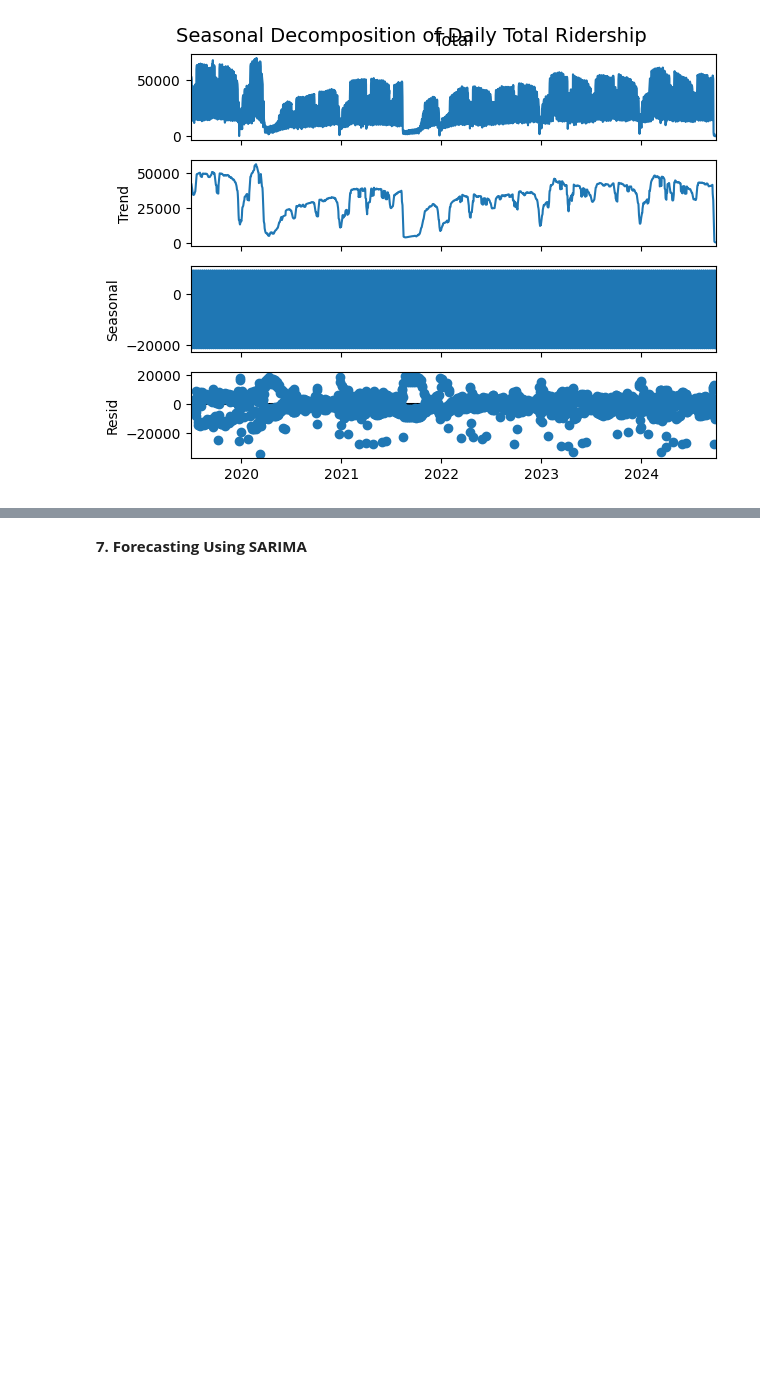
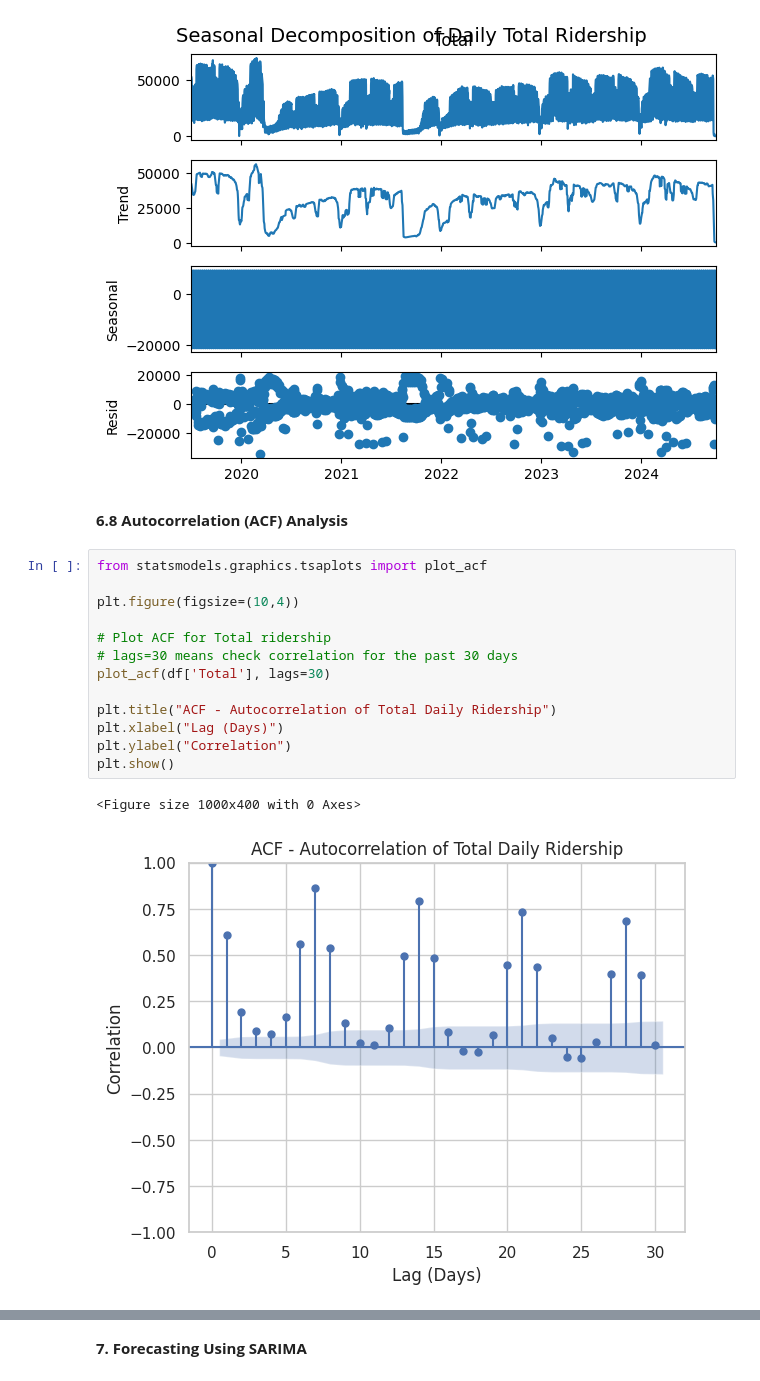
Before and after one commit to dhanushkumarms/kovaico_dhanushkumar, a Jupyter notebook: kovaico_dhanushkumar.ipynb, the cells around one changed output, grey strips where cells are left out. Drawn from its saved outputs; the diff is of its cells as text; blank space fills up the shorter version.

```diff
--- a/kovaico_dhanushkumar.ipynb
+++ b/kovaico_dhanushkumar.ipynb
@@ -209,3 +210,21 @@ plt.suptitle("Seasonal Decomposition of Daily Total Ridership", fontsize=14)
 plt.show()
 # %% [output]
 [figure]
+# %% [markdown]
+**6.8 Autocorrelation (ACF) Analysis**
+# %%
+from statsmodels.graphics.tsaplots import plot_acf
+
+plt.figure(figsize=(10,4))
+
+# Plot ACF for Total ridership
+# lags=30 means check correlation for the past 30 days
+plot_acf(df['Total'], lags=30)
+
+plt.title("ACF - Autocorrelation of Total Daily Ridership")
+plt.xlabel("Lag (Days)")
+plt.ylabel("Correlation")
+plt.show()
+# %% [output]
+<Figure size 1000x400 with 0 Axes>
+[figure, added]
```
Also changed, not shown: parts of 17 cells of this notebook.
